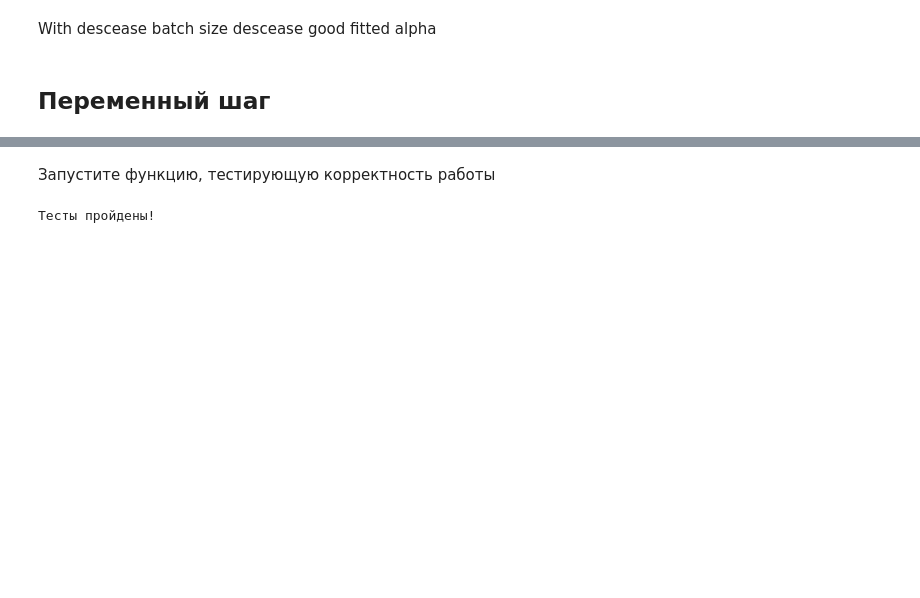
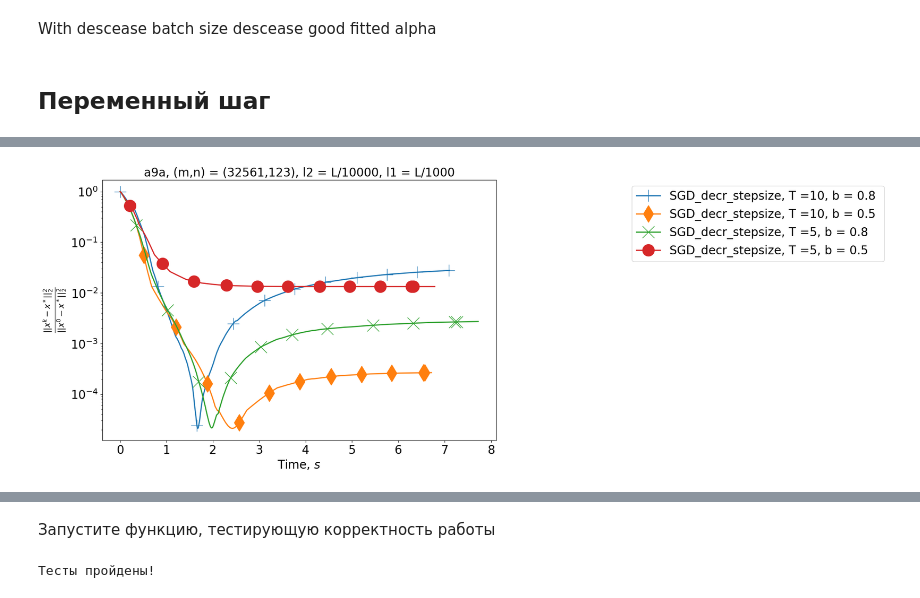
Before and after one commit to Alexeiyaganov/made_mo_ml, a Jupyter notebook: hw3/hw3.ipynb, the cells around one changed output, grey strips where cells are left out. Cells and saved outputs as stored; diff of their text form; code cells hidden in the pictures; blank space fills up the shorter version.

```diff
--- a/hw3/hw3.ipynb
+++ b/hw3/hw3.ipynb
@@ -736,6 +725,21 @@ sparse_stoch = False
 # %%
-%%time
-res = sgd_decr_stepsize(filename=filename, x_init=x_init, A=A, y=y, gamma_schedule=gamma_schedule, l2=l2,
+filename=dataset
+x_init = np.ones(n)
+l2 = L / 10000
+l1 = L / 1000
+batch_size = 1
+gamma = 0.01/(6*(L+l2))
+S = 100
+save_info_period = 50
+sparse_full = True
+sparse_stoch = False
+for schedule in [[gamma, 10, 0.8],[gamma, 10, 0.5],[gamma, 5, 0.8],[gamma, 5, 0.5]]:
+#     M = int(2*m/batch_size)
+    gamma_schedule = schedule
+    x_star = read_solution(dataset, l2,l1)[0]
+    f_star = read_solution(dataset, l2,l1)[1]
+
+    res = sgd_decr_stepsize(filename=filename, x_init=x_init, A=A, y=y, gamma_schedule=gamma_schedule, l2=l2,
      sparse_full=sparse_full, sparse_stoch=sparse_stoch,
      l1=l1, S=S, max_t=np.inf,
      batch_size=batch_size, indices=test_indices, save_info_period=save_info_period,
@@ -744,0 +800,31 @@ Wall time: 3.9 s
+# %%
+schedule_1 = [gamma, 10, 0.8]
+schedule_2 = [gamma, 10, 0.5]
+schedule_3 = [gamma, 5, 0.8]
+schedule_4 = [gamma, 5, 0.5]
+
+# filename=dataset
+# batch_size = 100
+# M = int(2*m/batch_size)
+
+methods = [
+        ['SGD_decr_stepsize', [schedule_1, l2, l1, S, 100],
+           f', T ={schedule_1[1]}, b = {schedule_1[2]} ', None],
+        ['SGD_decr_stepsize', [schedule_2, l2, l1, S, 100],
+           f', T ={schedule_2[1]}, b = {schedule_2[2]} ', None],
+        ['SGD_decr_stepsize', [schedule_3, l2, l1, S, 100],
+           f', T ={schedule_3[1]}, b = {schedule_3[2]} ', None],
+        ['SGD_decr_stepsize', [schedule_4, l2, l1, S, 100],
+           f', T ={schedule_4[1]}, b = {schedule_4[2]} ', None],
+]
+mode_y = 'squared_distances'
+mode_x = 'time'
+figsize = (12, 8)
+fontsize = 20
+title = dataset+", (m,n) = ("+str(m)+","+str(n)+"), l2 = L/"+str(int(L/l2))+", l1 = L/"+str(int(L/l1))
+# print(methods)
+args_for_plots = [dataset, filename, mode_y, mode_x, figsize, fontsize, title, methods]
+make_plots(args=args_for_plots)
+plt.show()
+# %% [output]
+[figure, added]
```
Also changed, not shown: parts of 24 cells of this notebook, 1 other file.
